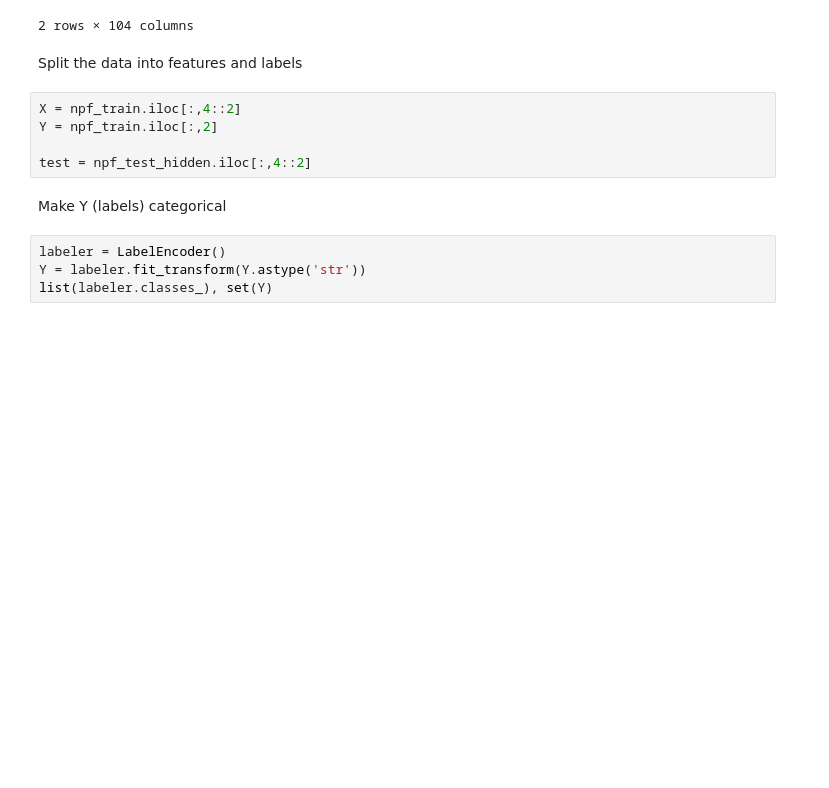
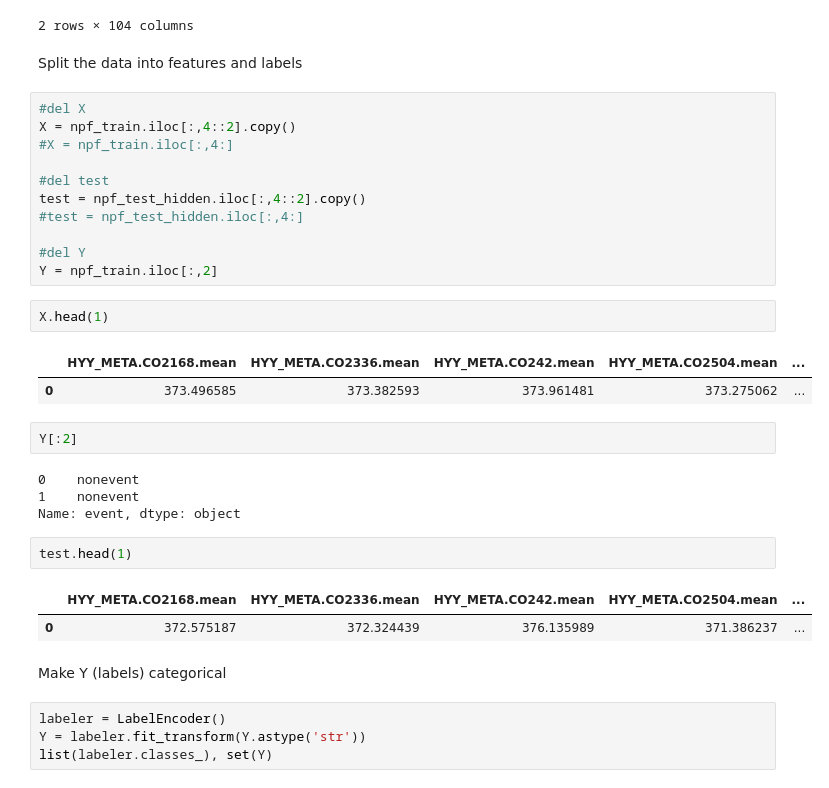
Before and after one commit to MatiasJJ/ATML, a Jupyter notebook: Project/Project_Matias_Jakub_Madeleine.ipynb, the cells around one changed output. Saved outputs shown, nothing was run; the diff lists cells and outputs as text; blank space fills up the shorter version.

```diff
--- a/Project/Project_Matias_Jakub_Madeleine.ipynb
+++ b/Project/Project_Matias_Jakub_Madeleine.ipynb
@@ -60,10 +61,32 @@ npf_test_hidden.head(2)
 # %% [markdown]
 Split the data into features and labels
 # %%
-X = npf_train.iloc[:,4::2]
+#del X
+X = npf_train.iloc[:,4::2].copy()
+#X = npf_train.iloc[:,4:]
+
+#del test
+test = npf_test_hidden.iloc[:,4::2].copy()
+#test = npf_test_hidden.iloc[:,4:]
+
+#del Y
 Y = npf_train.iloc[:,2]
-
-test = npf_test_hidden.iloc[:,4::2]
+# %%
+X.head(1)
+# %% [output]
+|  | HYY_META.CO2168.mean | HYY_META.CO2336.mean | HYY_META.CO242.mean | HYY_META.CO2504.mean | ... |
+| 0 | 373.496585 | 373.382593 | 373.961481 | 373.275062 | ... |
+# %%
+Y[:2]
+# %% [output]
+0    nonevent
+1    nonevent
+Name: event, dtype: object
+# %%
+test.head(1)
+# %% [output]
+|  | HYY_META.CO2168.mean | HYY_META.CO2336.mean | HYY_META.CO242.mean | HYY_META.CO2504.mean | ... |
+| 0 | 372.575187 | 372.324439 | 376.135989 | 371.386237 | ... |
 # %% [markdown]
 Make Y (labels) categorical
 # %%
```
Also changed, not shown: parts of 25 cells of this notebook.
